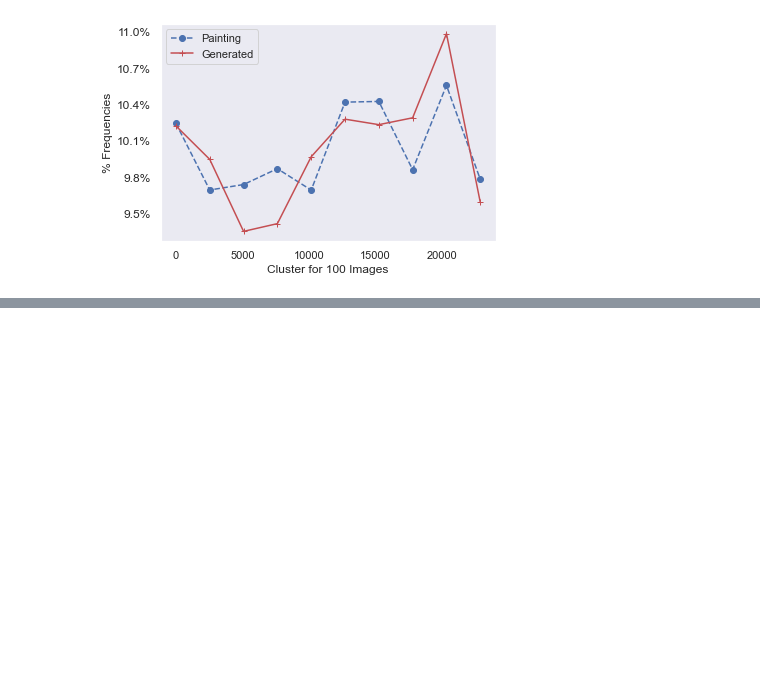
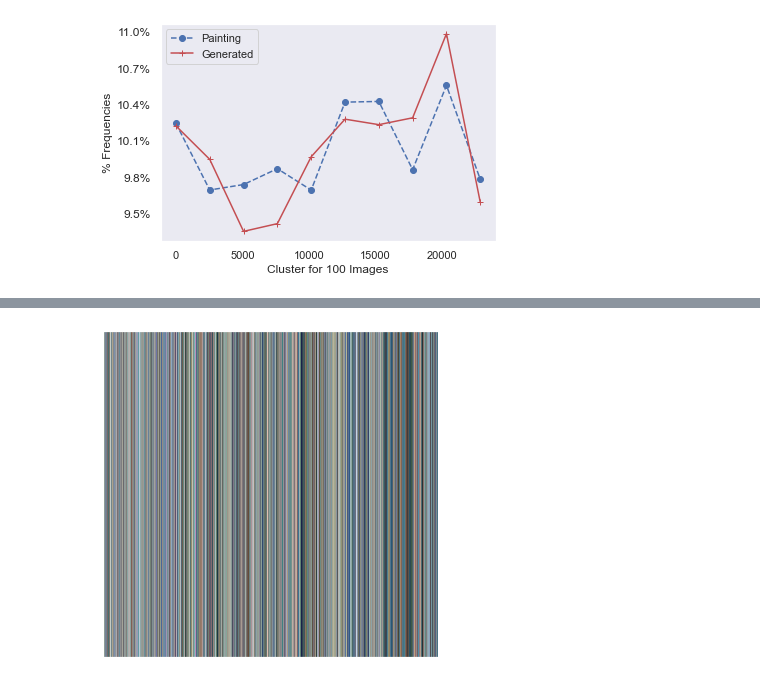
Before and after one commit to arpit2412/Generative-Adversarial-Network-, a Jupyter notebook: CycleGAN/KNN.ipynb, the cells around one changed output, grey strips where cells are left out. Saved outputs shown, nothing was run; the diff lists cells and outputs as text; code cells hidden in the pictures; blank space fills up the shorter version.

```diff
--- a/CycleGAN/KNN.ipynb
+++ b/CycleGAN/KNN.ipynb
@@ -431,0 +410,21 @@ plt.draw()
+# %%
+path_1 = '/Users/arpit/Desktop/GAN/monet2photo/trainA/*.jpg'
+filenames = [img for img in glob.glob(path_1)]
+filenames.sort()
+# %%
+mp_palette1 = []
+lab = []
+for name in filenames:
+    img = cv2.imread(name,cv2.IMREAD_UNCHANGED)
+    data = img.reshape((-1, 3))
+    data = np.float32(data)
+
+    criteria = (cv2.TERM_CRITERIA_EPS + cv2.TERM_CRITERIA_MAX_ITER, 10, 1.0)
+    flags = cv2.KMEANS_RANDOM_CENTERS
+    compactness,labels,centers = cv2.kmeans(data,1,None,criteria,10,flags)
+
+    #print('Dominant color is: bgr({})'.format(centers[0].astype(np.int32)))
+    mp_palette1.append(centers[0].astype(np.int32))
+    lab.append(labels)
+# %%
+mp_palette1.extend(mp_palette)
@@ -431,0 +439,9 @@ plt.draw()
+# %%
+scaled_colours = [[color / 255 for color in row] for row in mp_palette1]
+fig, ax = plt.subplots(figsize=(6, 6))
+ax.axis(xmin=0, xmax=len(scaled_colours))
+ax.tick_params(left=False, labelleft=False, bottom=False, labelbottom=False)
+for index, colour in enumerate(scaled_colours):
+    ax.axvspan(index, index + 1, color=colour)
+# %% [output]
+[figure, added]
```
Also changed, not shown: parts of 57 cells of this notebook.
